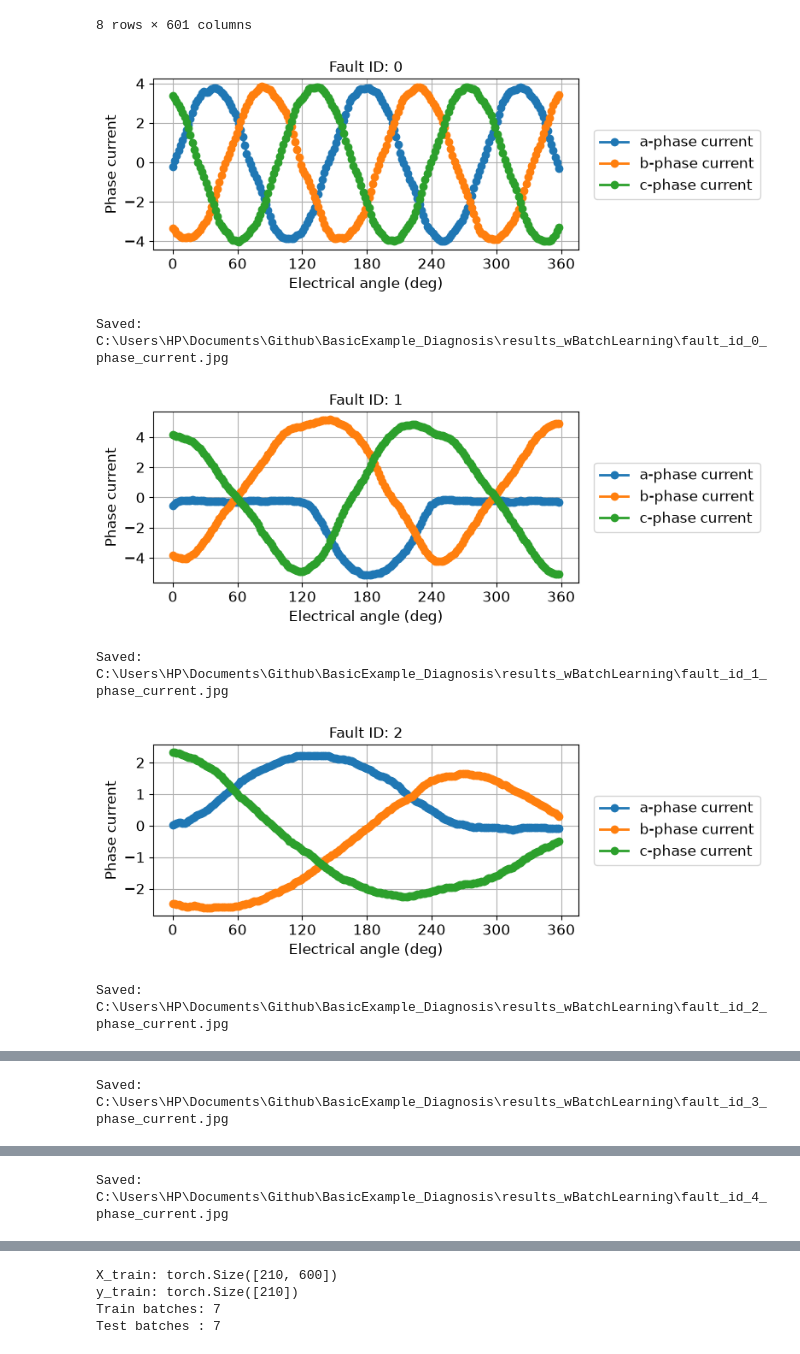
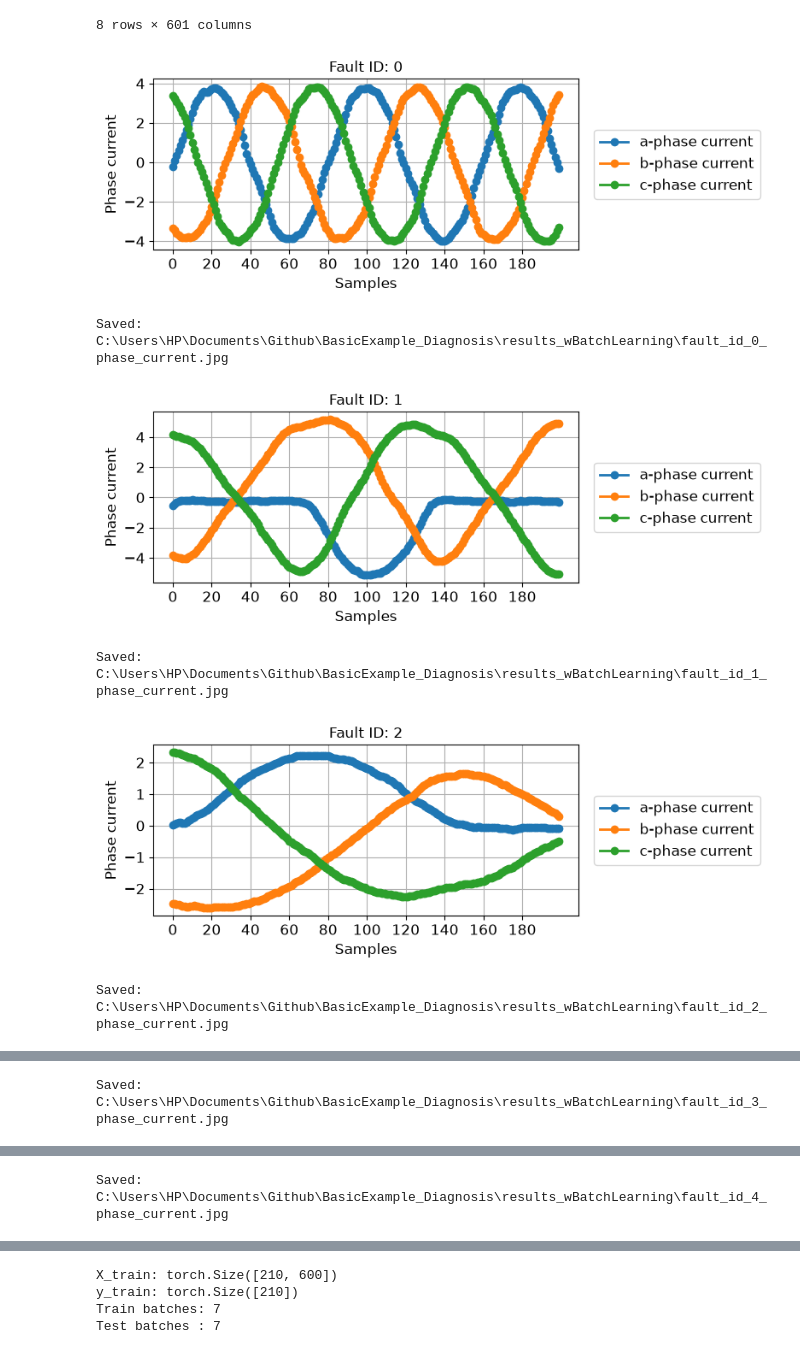
Before and after one commit to Jaehoon-Shim/BasicExample_Diagnosis, a Jupyter notebook: pytorch_fnn_diagnosis_wDAQData_wBatchLearning.ipynb, the cells around one changed output, grey strips where cells are left out. Saved outputs shown, nothing was run; the diff lists cells and outputs as text; code cells hidden in the pictures.

```diff
--- a/pytorch_fnn_diagnosis_wDAQData_wBatchLearning.ipynb
+++ b/pytorch_fnn_diagnosis_wDAQData_wBatchLearning.ipynb
@@ -58,8 +58,8 @@ EPOCHS = 800
 BATCH_SIZE = 32
 LEARNING_RATE = 1e-3
 PRINT_INTERVAL = 1
-SAMPLES_PER_PHASE = 200
-INPUT_SIZE = SAMPLES_PER_PHASE * 3
+SAMPLES_FOR_DIAG = 200
+INPUT_SIZE = SAMPLES_FOR_DIAG * 3
 
 random.seed(SEED)
 np.random.seed(SEED)
@@ -102,9 +102,9 @@ if df.shape[1] != INPUT_SIZE + 1:
     )
 
 feature_columns = (
-    [f'Ia_{i + 1}' for i in range(SAMPLES_PER_PHASE)]
-    + [f'Ib_{i + 1}' for i in range(SAMPLES_PER_PHASE)]
-    + [f'Ic_{i + 1}' for i in range(SAMPLES_PER_PHASE)]
+    [f'Ia_{i + 1}' for i in range(SAMPLES_FOR_DIAG)]
+    + [f'Ib_{i + 1}' for i in range(SAMPLES_FOR_DIAG)]
+    + [f'Ic_{i + 1}' for i in range(SAMPLES_FOR_DIAG)]
 )
 
 df.columns = feature_columns + ['Fault_ID']
@@ -155,7 +155,7 @@ Name: count, dtype: int64
 # %%
 # 3-1. 클래스별 3상 전류 플롯
 
-sample_angles = np.linspace(0, 360, SAMPLES_PER_PHASE, endpoint=False)
+samples = np.linspace(0, 200, SAMPLES_FOR_DIAG, endpoint=False)
 
 for fault_id in class_ids:
 
@@ -167,14 +167,14 @@ for fault_id in class_ids:
     )
 
     # 전체 600열을 상별 200개씩 3등분
-    a_phase_current = sample[:SAMPLES_PER_PHASE]
-    b_phase_current = sample[SAMPLES_PER_PHASE:2 * SAMPLES_PER_PHASE]
-    c_phase_current = sample[2 * SAMPLES_PER_PHASE:INPUT_SIZE]
+    a_phase_current = sample[:SAMPLES_FOR_DIAG]
+    b_phase_current = sample[SAMPLES_FOR_DIAG:2 * SAMPLES_FOR_DIAG]
+    c_phase_current = sample[2 * SAMPLES_FOR_DIAG:INPUT_SIZE]
 
     plt.figure(figsize=(8, 3))
 
     plt.plot(
-        sample_angles,
+        samples,
         a_phase_current,
         marker='o',
         linewidth=2,
@@ -182,7 +182,7 @@ for fault_id in class_ids:
     )
 
     plt.plot(
-        sample_angles,
+        samples,
         b_phase_current,
         marker='o',
         linewidth=2,
@@ -190,38 +190,38 @@ for fault_id in class_ids:
     )
 
     plt.plot(
-        sample_angles,
+        samples,
         c_phase_current,
         marker='o',
         linewidth=2,
         label='c-phase current'
     )
 
-    plt.xlabel('Electrical angle (deg)', fontsize=12)
+    plt.xlabel('Samples', fontsize=12)
     plt.ylabel('Phase current', fontsize=12)
     plt.title(f'Fault ID: {fault_id}', fontsize=12)
-    plt.xticks(np.arange(0, 361, 60), fontsize=12)
+    plt.xticks(np.arange(0, 200,20), fontsize=12)
     plt.yticks(fontsize=12)
     plt.grid(True)
     plt.legend(
         fontsize=12,
         loc='center left',
         bbox_to_anchor=(1.02, 0.5))
     plt.tight_layout()
 
     original_data_path = os.path.join(
         RESULT_DIR,
         f'fault_id_{fault_id}_phase_current.jpg'
     )
 
     plt.savefig(original_data_path, dpi=300, bbox_inches='tight')
     plt.show()
 
     print('Saved:', original_data_path)
 # %% [output]
-[figure, old version]
+[figure, new version]
 Saved: C:\Users\HP\Documents\Github\BasicExample_Diagnosis\results_wBatchLearning\fault_id_0_phase_current.jpg
-[figure, old version]
+[figure, new version]
 Saved: C:\Users\HP\Documents\Github\BasicExample_Diagnosis\results_wBatchLearning\fault_id_1_phase_current.jpg
-[figure, old version]
+[figure, new version]
 Saved: C:\Users\HP\Documents\Github\BasicExample_Diagnosis\results_wBatchLearning\fault_id_2_phase_current.jpg
```
Also changed, not shown: parts of 1 cell of this notebook, 7 other files.
